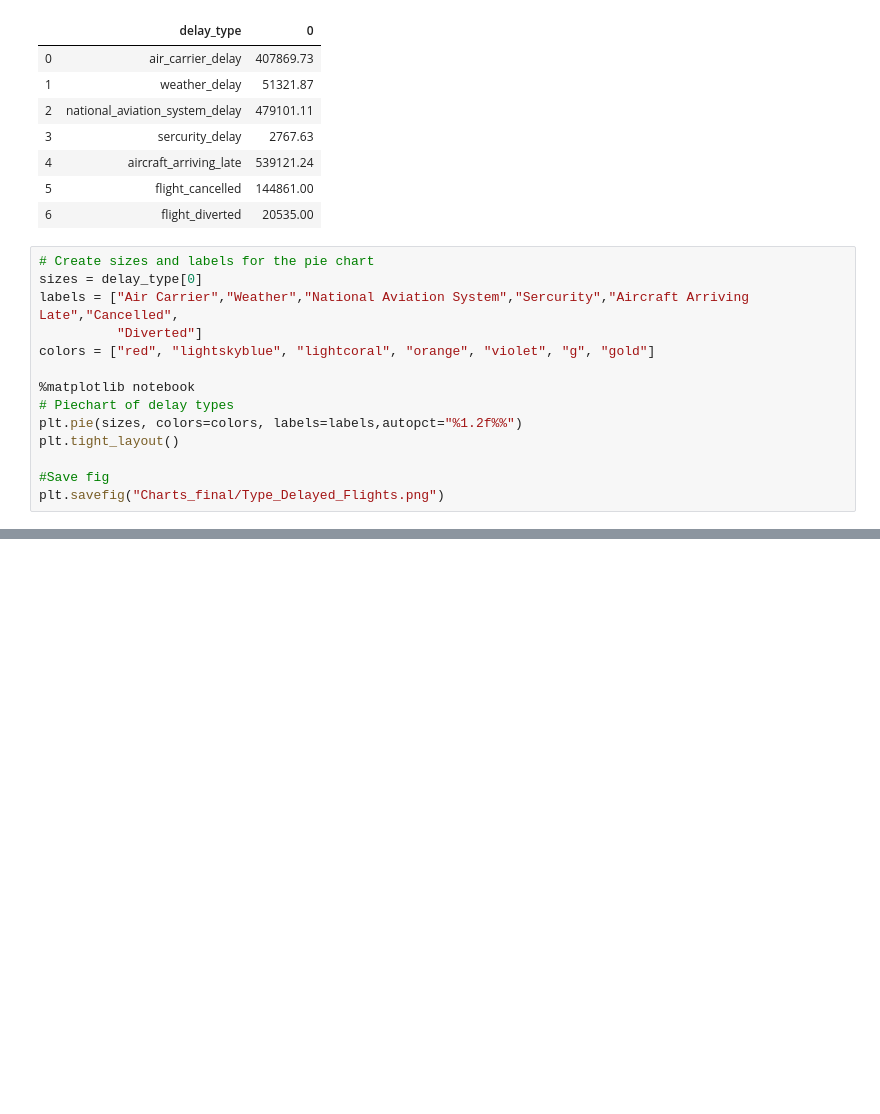
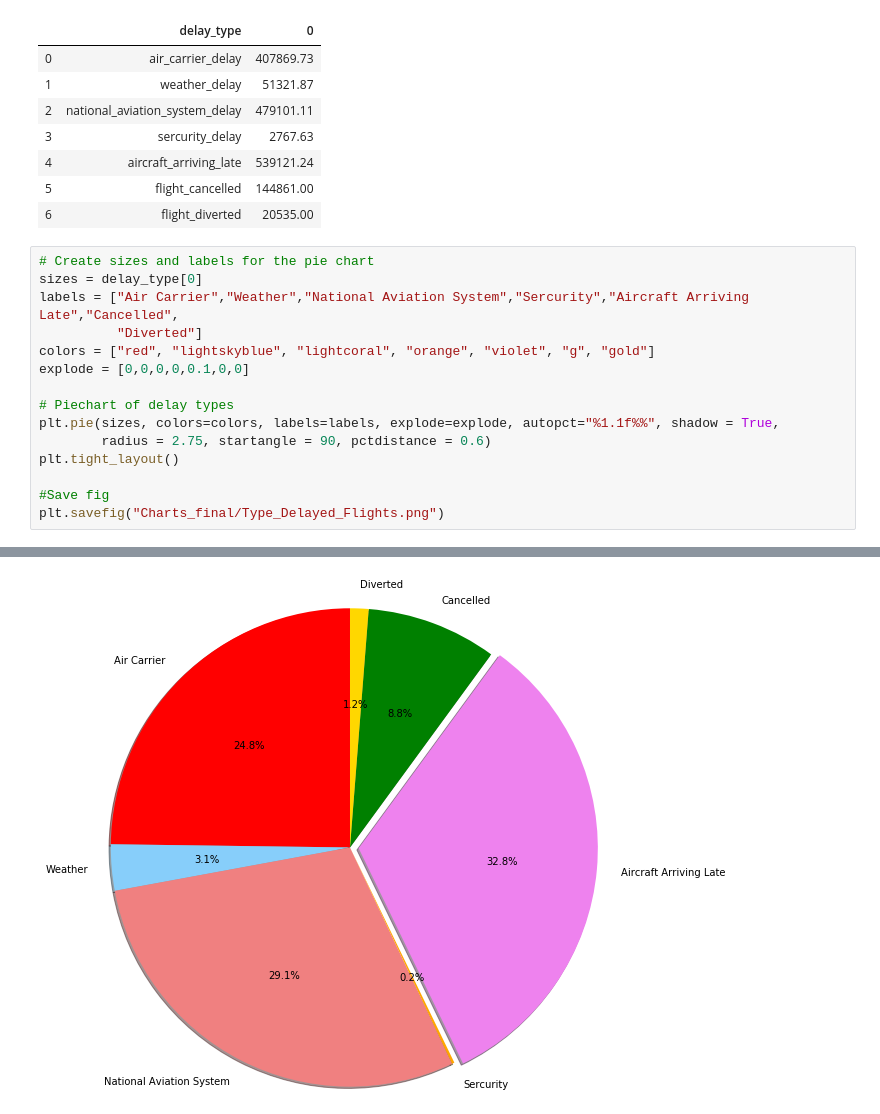
Before and after one commit to bishdj22/Project-1-FlightAnalysis, a Jupyter notebook: Project1_FlightDataAnalysis_Final.ipynb, the cells around one changed output, grey strips where cells are left out. Drawn from its saved outputs; the diff is of its cells as text; blank space fills up the shorter version.

Commit message:
Added pie chart for type of delayed flights

```diff
--- a/Project1_FlightDataAnalysis_Final.ipynb
+++ b/Project1_FlightDataAnalysis_Final.ipynb
@@ -155,10 +155,11 @@ sizes = delay_type[0]
 labels = ["Air Carrier","Weather","National Aviation System","Sercurity","Aircraft Arriving Late","Cancelled",
           "Diverted"]
 colors = ["red", "lightskyblue", "lightcoral", "orange", "violet", "g", "gold"]
+explode = [0,0,0,0,0.1,0,0]
 
-%matplotlib notebook
 # Piechart of delay types
-plt.pie(sizes, colors=colors, labels=labels,autopct="%1.2f%%")
+plt.pie(sizes, colors=colors, labels=labels, explode=explode, autopct="%1.1f%%", shadow = True,
+        radius = 2.75, startangle = 90, pctdistance = 0.6)
 plt.tight_layout()
 
 #Save fig
@@ -168,0 +168 @@ plt.savefig("Charts_final/Type_Delayed_Flights.png")
+[figure, added]
```
Also changed, not shown: parts of 1 cell of this notebook, 1 other file.
